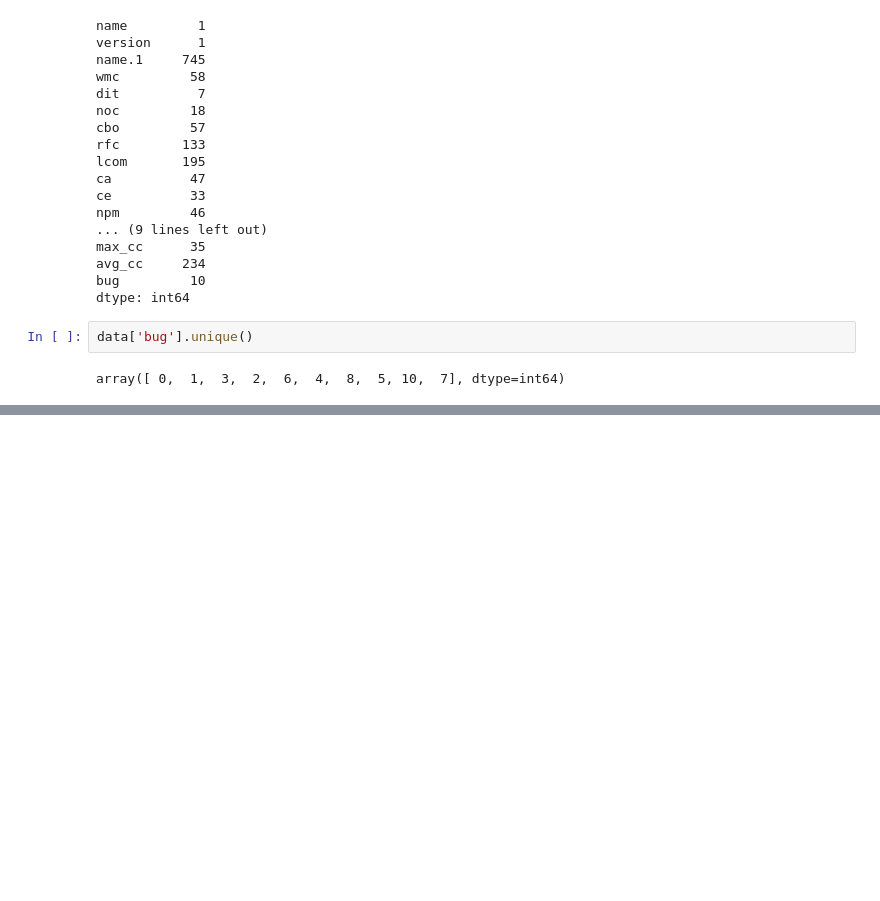
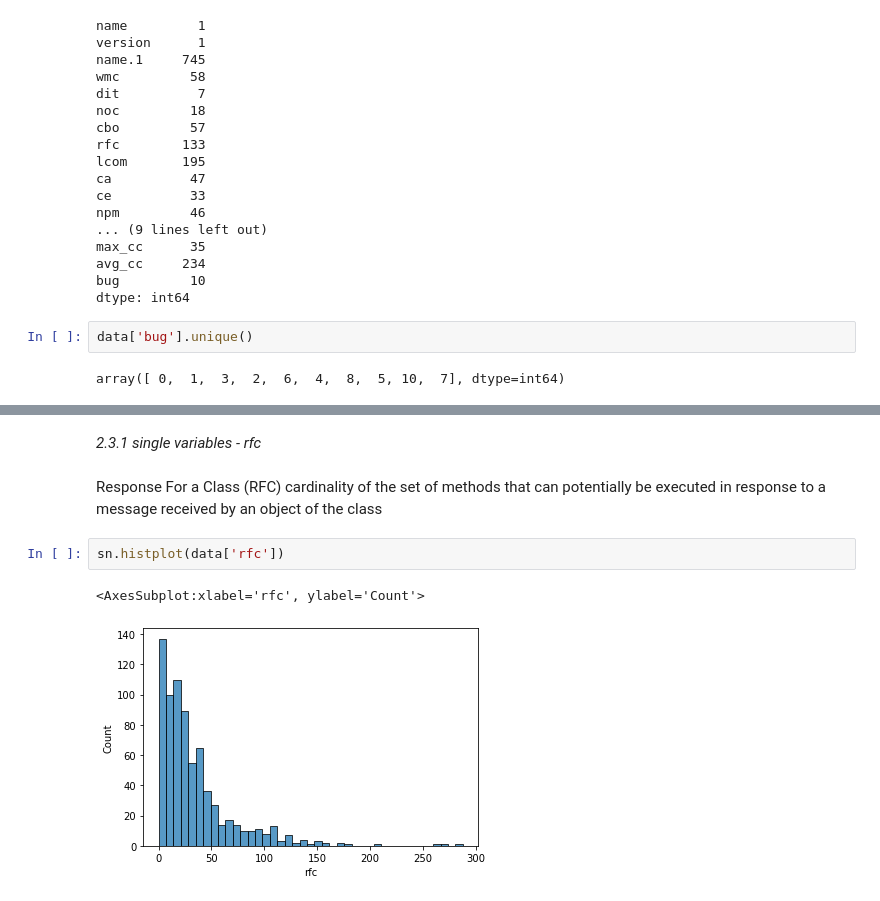
Before and after one commit to francobelloni85/UniSoftwareQualityExam, a Jupyter notebook: SoftwareQualityExam.ipynb, the cells around one changed output, grey strips where cells are left out. Saved outputs shown, nothing was run; the diff lists cells and outputs as text; blank space fills up the shorter version.

Commit message:
[ADD] in jupiter notebook variable description

```diff
--- a/SoftwareQualityExam.ipynb
+++ b/SoftwareQualityExam.ipynb
@@ -81,0 +173,10 @@ array([ 0,  1,  3,  2,  6,  4,  8,  5, 10,  7], dtype=int64)
+# %% [markdown]
+_2.3.1 single variables - rfc_
+# %% [markdown]
+Response For a Class (RFC)
+cardinality of the set of methods that can potentially be executed in response to a message received by an object of the class
+# %%
+sn.histplot(data['rfc'])
+# %% [output]
+<AxesSubplot:xlabel='rfc', ylabel='Count'>
+[figure, added]
```
Also changed, not shown: parts of 39 cells of this notebook, 2 other files.
